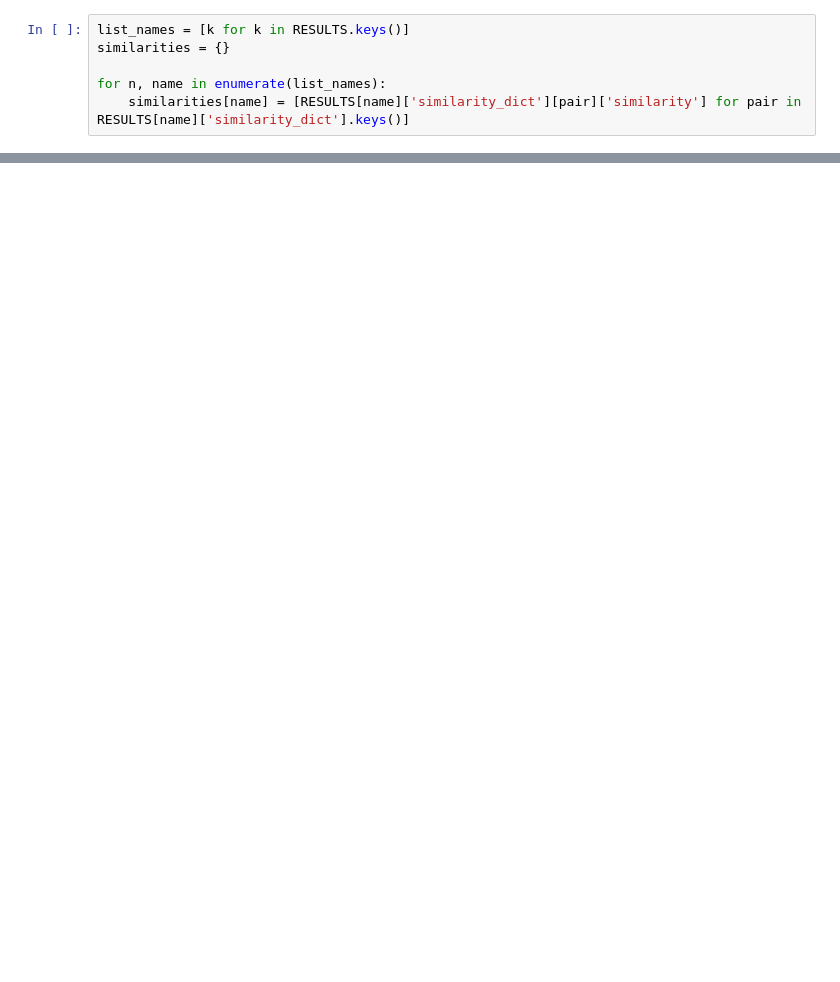
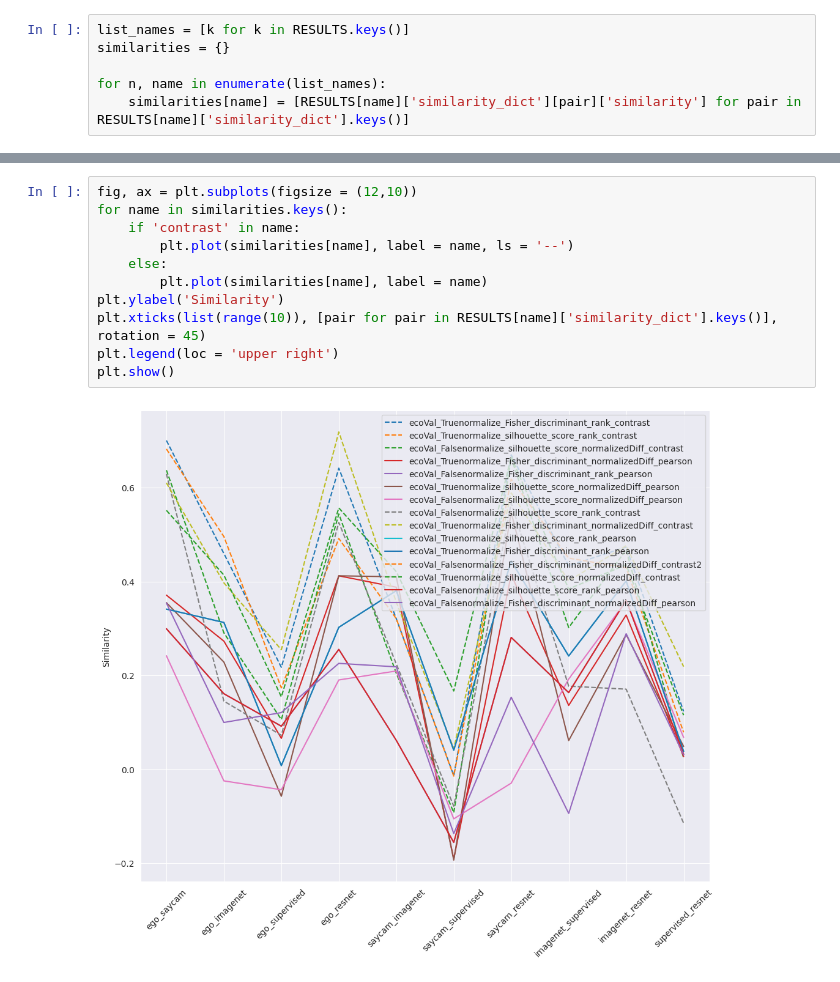
Before and after one commit to AlbanFlachot/SAYCam_Vs_EGO4D, a Jupyter notebook: meta_analysis_stimuli_selection.ipynb, the cells around one changed output, grey strips where cells are left out. Saved outputs shown, nothing was run; the diff lists cells and outputs as text; blank space fills up the shorter version.

Commit message:
update contrast

```diff
--- a/meta_analysis_stimuli_selection.ipynb
+++ b/meta_analysis_stimuli_selection.ipynb
@@ -50,0 +52,13 @@ plt.show()
+# %%
+fig, ax = plt.subplots(figsize = (12,10))
+for name in similarities.keys():
+    if 'contrast' in name:
+        plt.plot(similarities[name], label = name, ls = '--')
+    else:
+        plt.plot(similarities[name], label = name)
+plt.ylabel('Similarity')
+plt.xticks(list(range(10)), [pair for pair in RESULTS[name]['similarity_dict'].keys()], rotation = 45)
+plt.legend(loc = 'upper right')
+plt.show()
+# %% [output]
+[figure, added]
```
Also changed, not shown: parts of 8 cells of this notebook, 2 other files.
